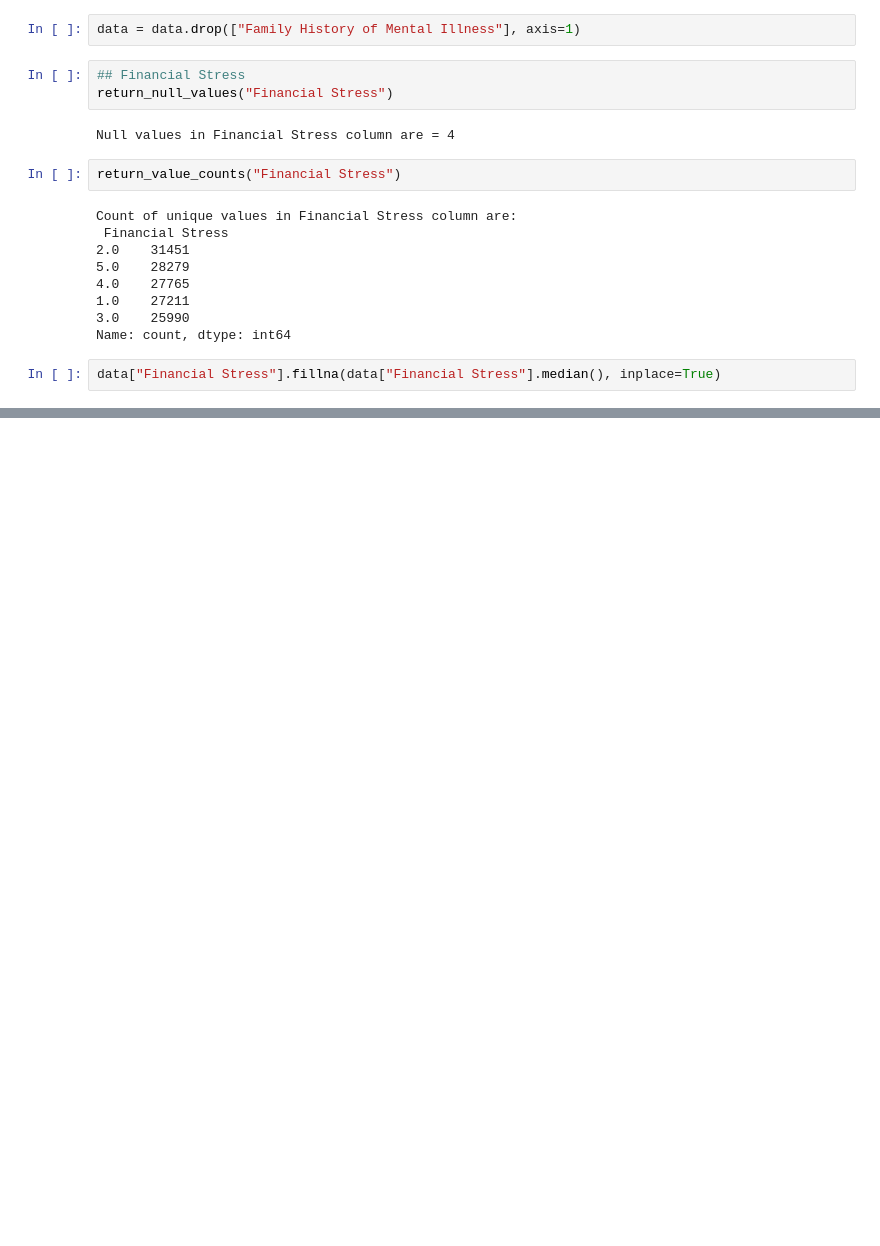
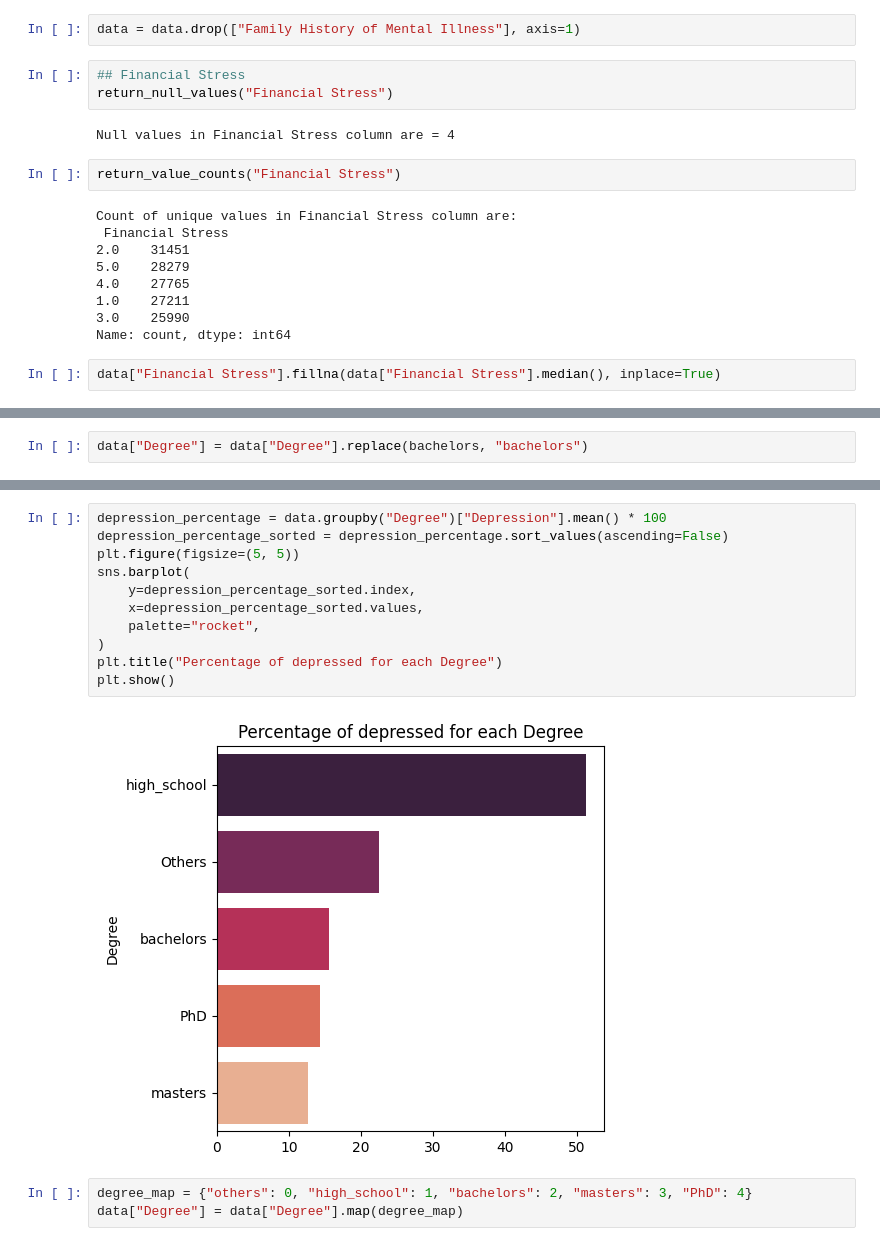
Before and after one commit to vanshuwjoshi/Kaggle-Playground-S4E11, a Jupyter notebook: notebooks/Data-Cleaning.ipynb, the cells around one changed output, grey strips where cells are left out. Saved outputs shown, nothing was run; the diff lists cells and outputs as text; blank space fills up the shorter version.

```diff
--- a/notebooks/Data-Cleaning.ipynb
+++ b/notebooks/Data-Cleaning.ipynb
@@ -795,0 +865,2 @@ data["Financial Stress"].fillna(data["Financial Stress"].median(), inplace=True)
+# %%
+data["Degree"] = data["Degree"].replace(bachelors, "bachelors")
@@ -796,3 +911,19 @@ data["Financial Stress"].fillna(data["Financial Stress"].median(), inplace=True)
+# %%
+depression_percentage = data.groupby("Degree")["Depression"].mean() * 100
+depression_percentage_sorted = depression_percentage.sort_values(ascending=False)
+plt.figure(figsize=(5, 5))
+sns.barplot(
+    y=depression_percentage_sorted.index,
+    x=depression_percentage_sorted.values,
+    palette="rocket",
+)
+plt.title("Percentage of depressed for each Degree")
+plt.show()
+# %% [output]
+[figure, added]
+# %%
+degree_map = {"others": 0, "high_school": 1, "bachelors": 2, "masters": 3, "PhD": 4}
+data["Degree"] = data["Degree"].map(degree_map)
 # %%
 data.head()
 # %% [output]
```
Also changed, not shown: parts of 13 cells of this notebook, 1 other file.
